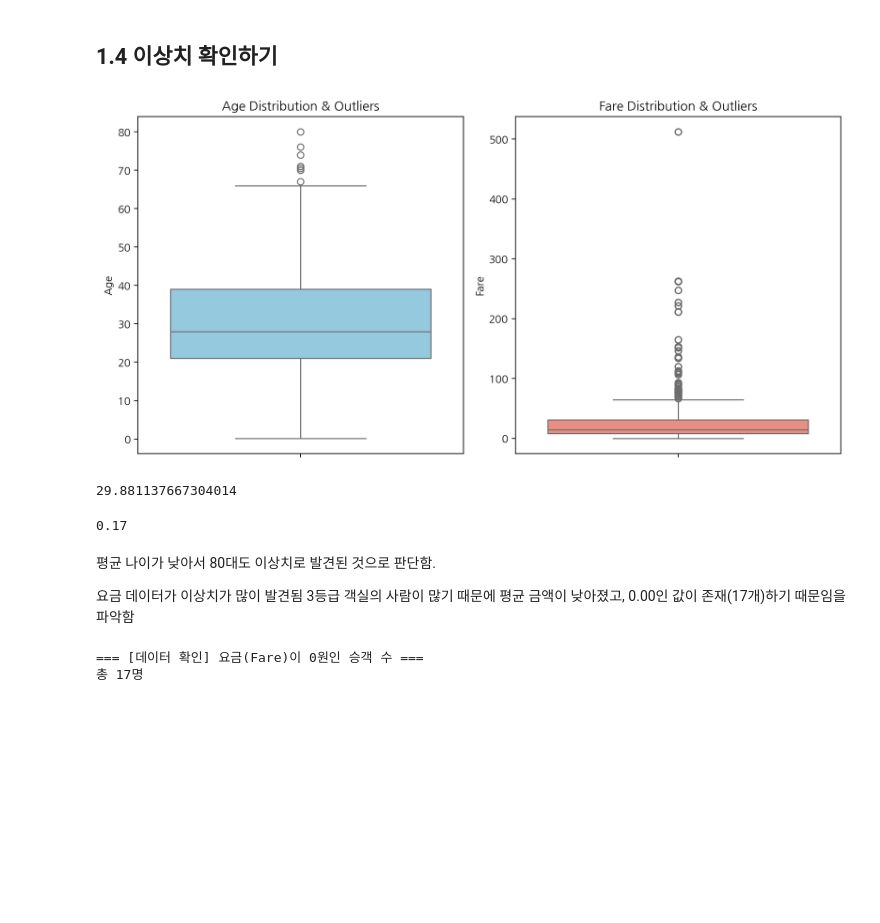
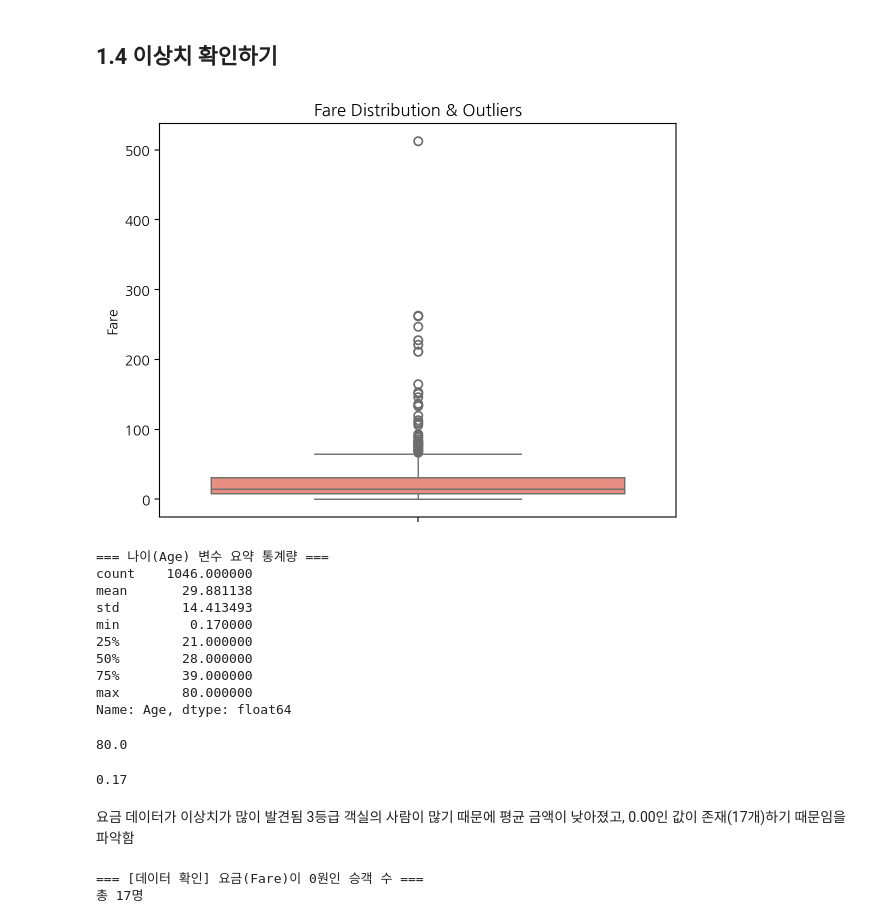
Before and after one commit to sdg331/BDA404, a Jupyter notebook: projects_01/titanic.ipynb, the cells around one changed output. Drawn from its saved outputs; the diff is of its cells as text; code cells hidden in the pictures; blank space fills up the shorter version.

```diff
--- a/projects_01/titanic.ipynb
+++ b/projects_01/titanic.ipynb
@@ -163,36 +167,48 @@ memory usage: 122.8+ KB
 # %%
 import matplotlib.pyplot as plt
 import seaborn as sns
 
-# 1행 2열 구조로 아담하고 깔끔한 크기(10x5)의 서브플롯 생성
-fig, axes = plt.subplots(1, 2, figsize=(10, 5))
+# =========================================================================
+# 1. Fare(요금) 변수 단독 박스플롯 시각화
+# =========================================================================
+# 1개짜리 그래프에 맞게 크기를 가로 6, 세로 4.5로 아담하게 조정
+fig, axes = plt.subplots(1, 1, figsize=(6, 4.5))
 
-# [1열] 나이(Age) 변수의 박스플롯
-sns.boxplot(y='Age', data=tt, ax=axes[0], color='skyblue')
-axes[0].set_title('Age Distribution & Outliers')
-axes[0].set_ylabel('Age')
+# ax=axes로 변경하여 1개짜리 액자에 정확히 매칭
+sns.boxplot(y='Fare', data=tt, ax=axes, color='salmon')
+axes.set_title('Fare Distribution & Outliers')
+axes.set_ylabel('Fare')
 
-# [2열] 요금(Fare) 변수의 박스플롯
-sns.boxplot(y='Fare', data=tt, ax=axes[1], color='salmon')
-axes[1].set_title('Fare Distribution & Outliers')
-axes[1].set_ylabel('Fare')
-
-# 레이아웃 정돈 후 출력
 plt.tight_layout()
 plt.show()
+
+
+# =========================================================================
+# 2. Age(나이) 변수 요약 통계량(describe) 확인
+# =========================================================================
+print("\n=== 나이(Age) 변수 요약 통계량 ===")
+print(tt['Age'].describe())
 # %% [output]
-[figure, old version]
+[figure, new version]
+=== 나이(Age) 변수 요약 통계량 ===
+count    1046.000000
+mean       29.881138
+std        14.413493
+min         0.170000
+25%        21.000000
+50%        28.000000
+75%        39.000000
+max        80.000000
+Name: Age, dtype: float64
 # %%
-print(tt['Age'].mean())
+print(tt['Age'].max())
 # %% [output]
-29.881137667304014
+80.0
 # %%
 print(tt['Age'].min())
 # %% [output]
 0.17
 # %% [markdown]
-평균 나이가 낮아서 80대도 이상치로 발견된 것으로 판단함.
-
 요금 데이터가 이상치가 많이 발견됨
 3등급 객실의 사람이 많기 때문에 평균 금액이 낮아졌고, 0.00인 값이 존재(17개)하기 때문임을 파악함
 # %%
```
Also changed, not shown: parts of 1 cell of this notebook.
